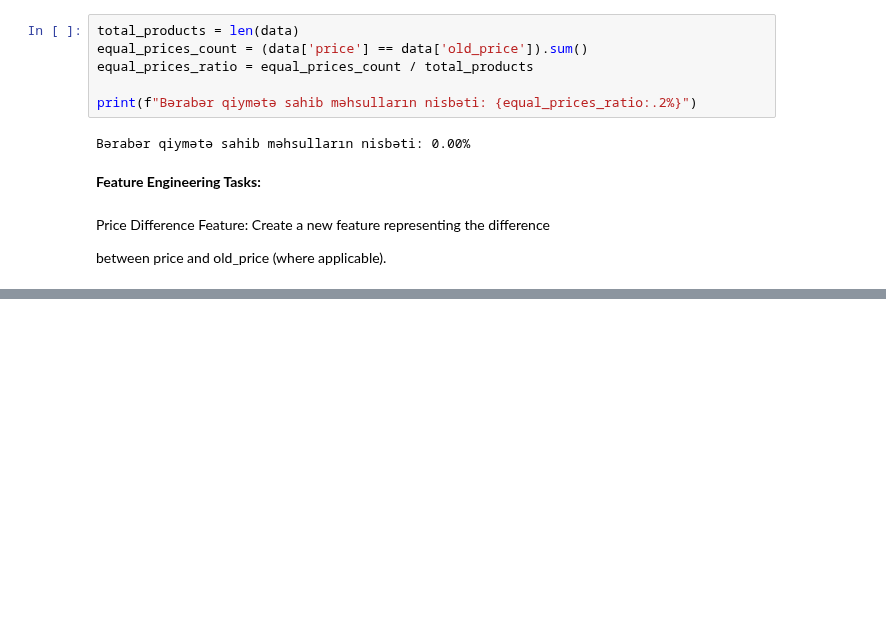
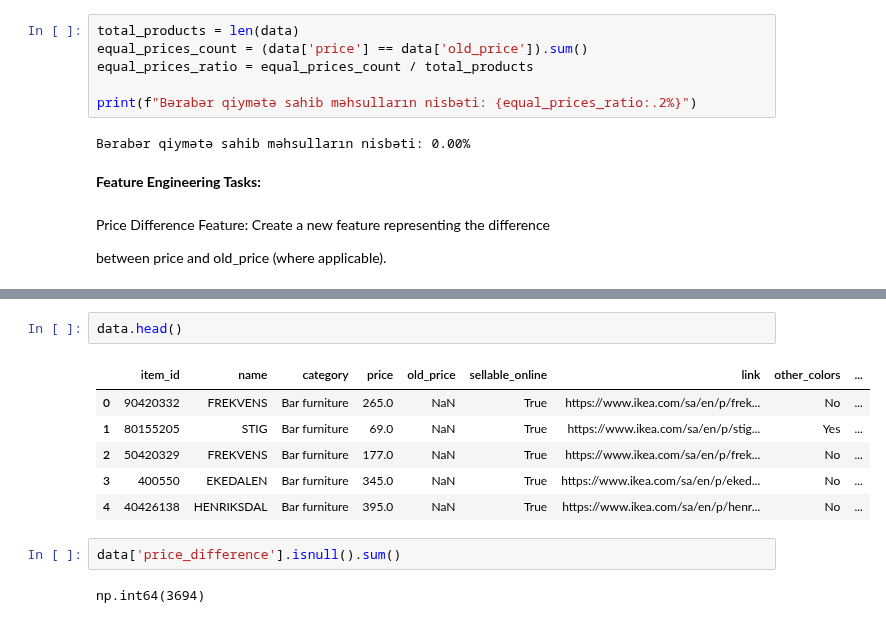
Before and after one commit to Sevinj-joy/Matplotlib_examples, a Jupyter notebook: IKEA/ikea_analysis.ipynb, the cells around one changed output, grey strips where cells are left out. Drawn from its saved outputs; the diff is of its cells as text; blank space fills up the shorter version.

```diff
--- a/IKEA/ikea_analysis.ipynb
+++ b/IKEA/ikea_analysis.ipynb
@@ -2223,0 +2227,13 @@ NaN olan sətirlər:
+# %%
+data.head()
+# %% [output]
+|  | item_id | name | category | price | old_price | sellable_online | link | other_colors | ... |
+| 0 | 90420332 | FREKVENS | Bar furniture | 265.0 | NaN | True | https://www.ikea.com/sa/en/p/frek... | No | ... |
+| 1 | 80155205 | STIG | Bar furniture | 69.0 | NaN | True | https://www.ikea.com/sa/en/p/stig... | Yes | ... |
+| 2 | 50420329 | FREKVENS | Bar furniture | 177.0 | NaN | True | https://www.ikea.com/sa/en/p/frek... | No | ... |
+| 3 | 400550 | EKEDALEN | Bar furniture | 345.0 | NaN | True | https://www.ikea.com/sa/en/p/eked... | No | ... |
+| 4 | 40426138 | HENRIKSDAL | Bar furniture | 395.0 | NaN | True | https://www.ikea.com/sa/en/p/henr... | No | ... |
+# %%
+data['price_difference'].isnull().sum()
+# %% [output]
+np.int64(3694)
```
Also changed, not shown: parts of 27 cells of this notebook.
